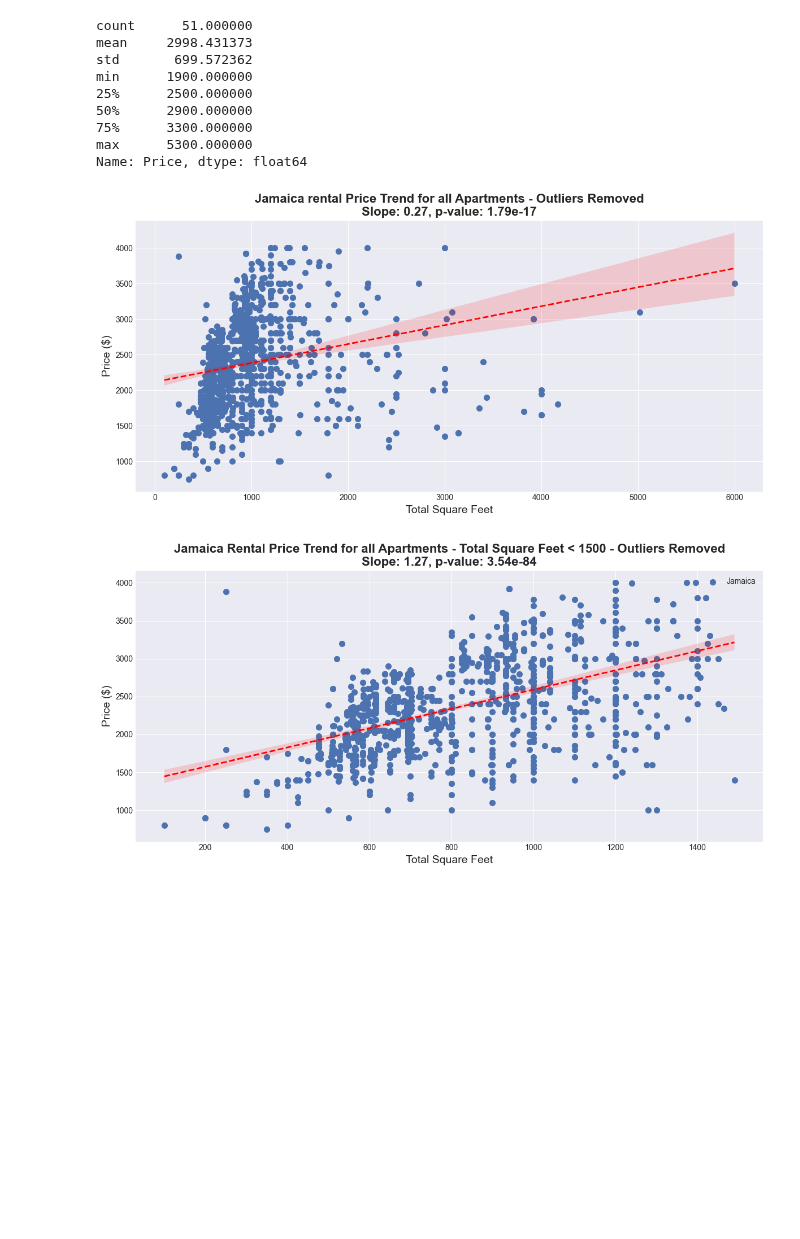
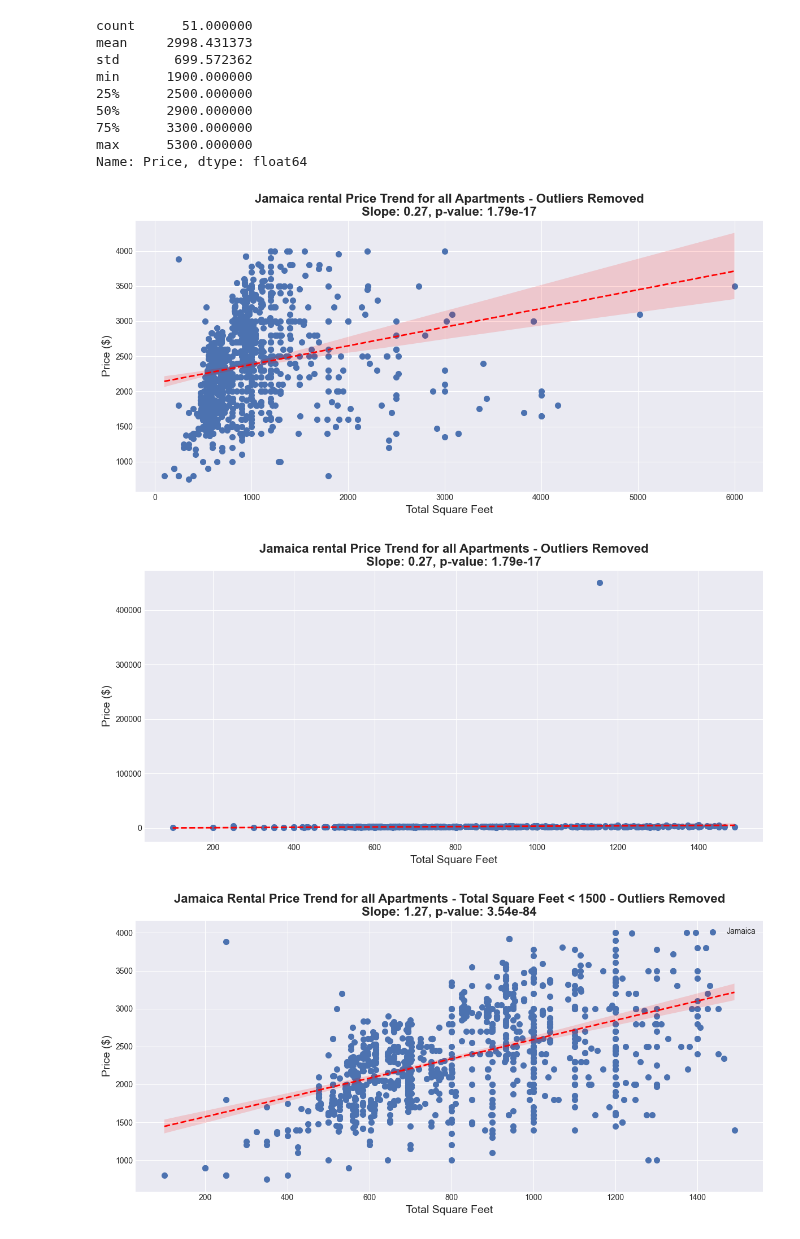
Before and after one commit to supernovaaa2024/RealEstateValuation, a Jupyter notebook: RealEstateStatisticalAnalysis.ipynb, the cells around one changed output. Cells and saved outputs as stored; diff of their text form; code cells hidden in the pictures; blank space fills up the shorter version.

```diff
--- a/RealEstateStatisticalAnalysis.ipynb
+++ b/RealEstateStatisticalAnalysis.ipynb
@@ -85,33 +85,51 @@ filteredx = jamaicadf["Total Square Feet"]
 filteredy = jamaicadf["Price"]
 
 # Remove price outliers using IQR method
 Q1 = filteredy.quantile(0.25)
 Q3 = filteredy.quantile(0.75)
 IQR = Q3 - Q1
 lower_bound = Q1 - 1.5 * IQR
 upper_bound = Q3 + 1.5 * IQR
 filteredx_no_outlier = filteredx[(filteredy >= lower_bound) & (filteredy <= upper_bound)]
 filteredy_no_outlier = filteredy[(filteredy >= lower_bound) & (filteredy <= upper_bound)]
 
 # Calculate regression statistics
 slope, intercept, r_value, p_value, std_err = linregress(filteredx_no_outlier, filteredy_no_outlier)
 
 # Plot as before
 plt.style.use('seaborn-v0_8-darkgrid')
 fig, ax = plt.subplots(figsize=(12, 6))
 ax.scatter(filteredx_no_outlier, filteredy_no_outlier, label='Jamaica', color='#4C72B0', linewidth=2)
 sns.regplot(x=filteredx_no_outlier, y=filteredy_no_outlier, scatter=False, ax=ax, color='red', line_kws={'linewidth': 2, 'linestyle': '--'})
 
 # Add coefficient and p-value to the title or as text
 ax.set_title(f"Jamaica rental Price Trend for all Apartments - Outliers Removed\n"
              f"Slope: {slope:.2f}, p-value: {p_value:.3g}", fontsize=16, fontweight='bold')
 ax.set_xlabel("Total Square Feet", fontsize=14)
 ax.set_ylabel("Price ($)", fontsize=14)
 
 plt.tight_layout()
 plt.show()
+
+
+jamaicadf = jamaicadf.dropna(subset=["Total Square Feet", "Price"])
+
+# Filter for Total Square Feet < 1500
+filteredx = jamaicadf["Total Square Feet"][jamaicadf["Total Square Feet"] < 1500]
+filteredy = jamaicadf["Price"][jamaicadf["Total Square Feet"] < 1500]
+fig, ax = plt.subplots(figsize=(12, 6))
+ax.scatter(filteredx, filteredy, label='Jamaica', color='#4C72B0', linewidth=2)
+sns.regplot(x=filteredx, y=filteredy, scatter=False, ax=ax, color='red', line_kws={'linewidth': 2, 'linestyle': '--'})
+# Add coefficient and p-value to the title or as text
+ax.set_title(f"Jamaica rental Price Trend for all Apartments - Outliers Removed\n"
+             f"Slope: {slope:.2f}, p-value: {p_value:.3g}", fontsize=16, fontweight='bold')
+ax.set_xlabel("Total Square Feet", fontsize=14)
+ax.set_ylabel("Price ($)", fontsize=14)
+plt.tight_layout()
+plt.show()
 # %% [output]
 [figure]
+[figure, added]
 # %%
 # Trend Analysis for all apartments in Jamaica - Filtered by Total Square Feet < 1500
 from scipy.stats import linregress
```
Also changed, not shown: parts of 6 cells of this notebook.
